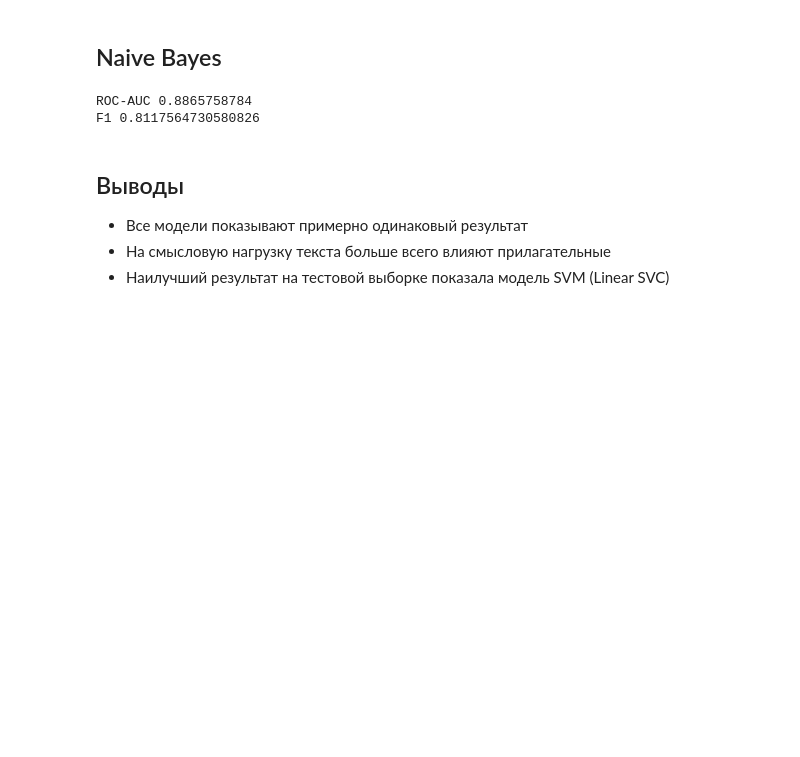
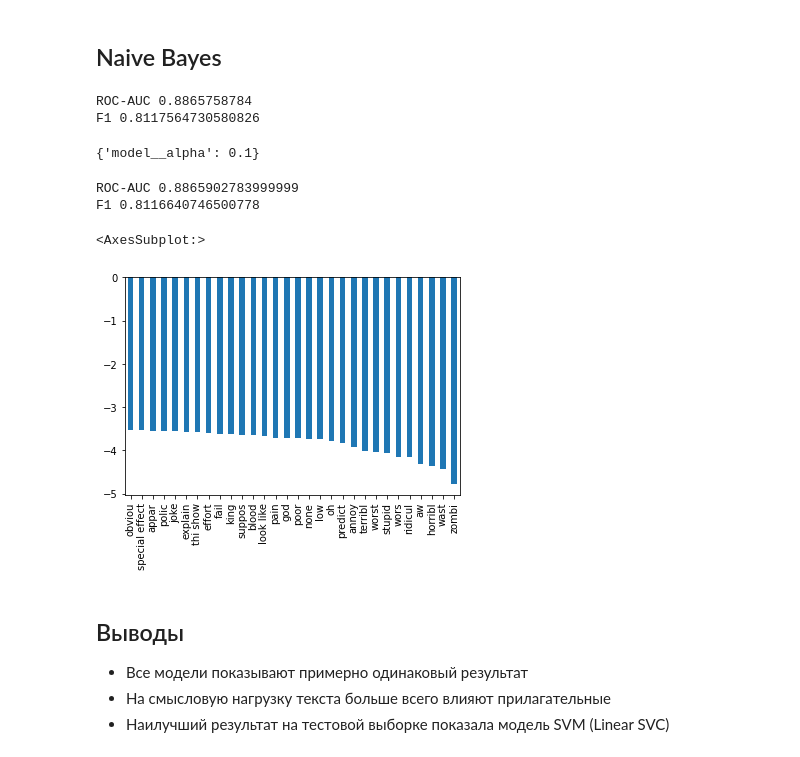
Before and after one commit to kozloffevgeniy/internship_courses, a Jupyter notebook: HT4.ipynb, the cells around one changed output. Cells and saved outputs as stored; diff of their text form; code cells hidden in the pictures; blank space fills up the shorter version.

```diff
--- a/HT4.ipynb
+++ b/HT4.ipynb
@@ -412,3 +412,23 @@ print('F1', f1_score(y_test, preds))
 # %% [output]
 ROC-AUC 0.8865758784
 F1 0.8117564730580826
+# %%
+params = {
+    'model__alpha': [1e-2, 1e-1, 1e1, 1e-2]
+}
+
+clf = GridSearchCV(pipeline, cv=cv, param_grid=params)
+clf.fit(X_train, y_train)
+clf.best_params_
+# %% [output]
+{'model__alpha': 0.1}
+# %%
+conf_score = clf.predict_proba(X_test)
+preds = clf.predict(X_test)
+
+
+print('ROC-AUC', roc_auc_score(y_test, conf_score.flatten()[1::2]))
+print('F1', f1_score(y_test, preds))
+# %% [output]
+ROC-AUC 0.8865902783999999
+F1 0.8116640746500778
@@ -415,3 +437,11 @@ F1 0.8117564730580826
+# %%
+coef = pd.DataFrame(clf.estimator[1].coef_.reshape(-1, 1), index=clf.estimator[0].get_feature_names())
+# %%
+coef['abs'] = abs(coef[0])
+coef.sort_values(by='abs').tail(30)[0].plot.bar()
+# %% [output]
+<AxesSubplot:>
+[figure, added]
 # %% [markdown]
 ## Выводы
 
```
Also changed, not shown: parts of 1 cell of this notebook.
